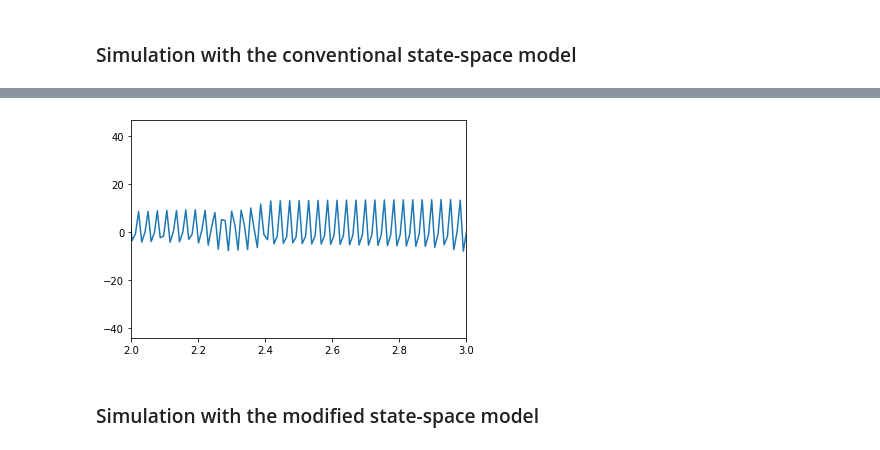
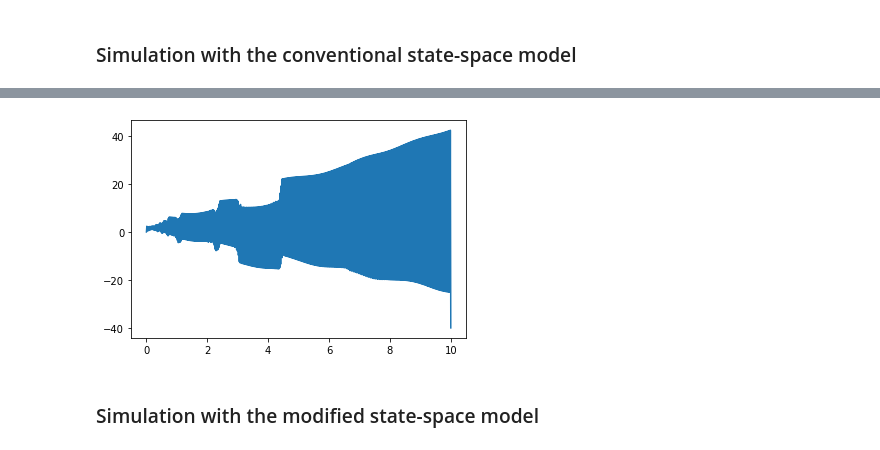
Before and after one commit to urho-h/torque_estimation_masters, a Jupyter notebook: notebooks/modified_state_matrix_2dof.ipynb, the cells around one changed output, grey strips where cells are left out. Drawn from its saved outputs; the diff is of its cells as text; code cells hidden in the pictures.

```diff
--- a/notebooks/modified_state_matrix_2dof.ipynb
+++ b/notebooks/modified_state_matrix_2dof.ipynb
@@ -121,14 +119,13 @@ plt.show()
 # %%
 A, B = state_matrices(assembly)
 
 def f(t, x):
     return A @ x + B @ np.array([0, u(t)])
 
 sol = solve_ivp(f, (t[0], t[-1]), np.zeros(4))
 plt.plot(sol.t, 1.5e4*(sol.y[1,:] - sol.y[0,:]))
-plt.xlim(2,3)
 plt.show()
 # %% [output]
-[figure, old version]
+[figure, new version]
 # %% [markdown]
 ### Simulation with the modified state-space model
```
Also changed, not shown: parts of 8 cells of this notebook.
